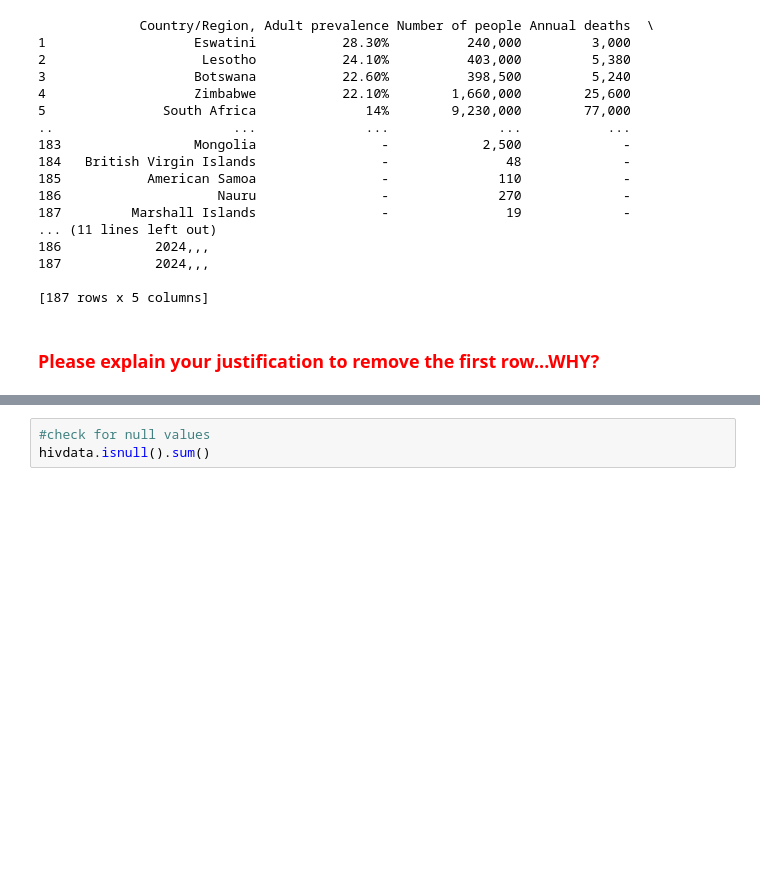
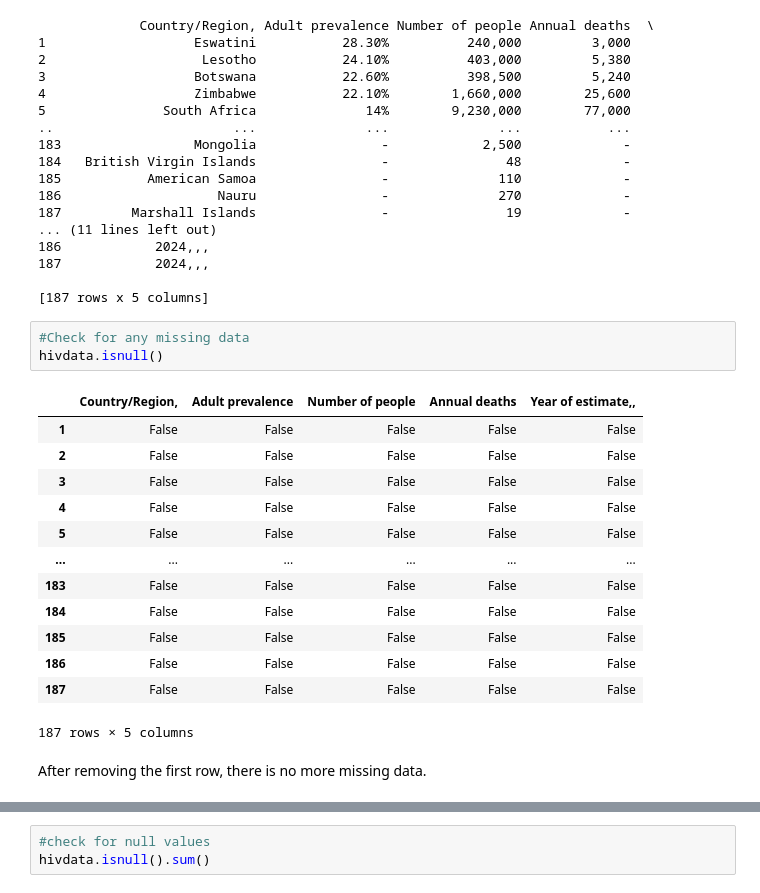
Before and after one commit to AhmadNazmiZayuri/DataScience, a Jupyter notebook: Project_2_P146217_HIV_Prevalance_.ipynb, the cells around one changed output, grey strips where cells are left out. Cells and saved outputs as stored; diff of their text form; blank space fills up the shorter version.

```diff
--- a/Project_2_P146217_HIV_Prevalance_.ipynb
+++ b/Project_2_P146217_HIV_Prevalance_.ipynb
@@ -136,8 +135,25 @@ print(hivdata)
 187            2024,,,
 
 [187 rows x 5 columns]
-# %% [markdown]
-### <font color='red'>**Please explain your justification to remove the first row...WHY?**
+# %%
+#Check for any missing data
+hivdata.isnull()
+# %% [output]
+|  | Country/Region, | Adult prevalence | Number of people | Annual deaths | Year of estimate,, |
+| 1 | False | False | False | False | False |
+| 2 | False | False | False | False | False |
+| 3 | False | False | False | False | False |
+| 4 | False | False | False | False | False |
+| 5 | False | False | False | False | False |
+| ... | ... | ... | ... | ... | ... |
+| 183 | False | False | False | False | False |
+| 184 | False | False | False | False | False |
+| 185 | False | False | False | False | False |
+| 186 | False | False | False | False | False |
+| 187 | False | False | False | False | False |
+187 rows × 5 columns
+# %% [markdown]
+After removing the first row, there is no more missing data.
 # %%
 # Assign correct column names
 hivdata.columns = ['Country/Region', 'Adult Prevalence (%)', 'Number of People with HIV/AIDS',
```
Also changed, not shown: parts of 14 cells of this notebook.
